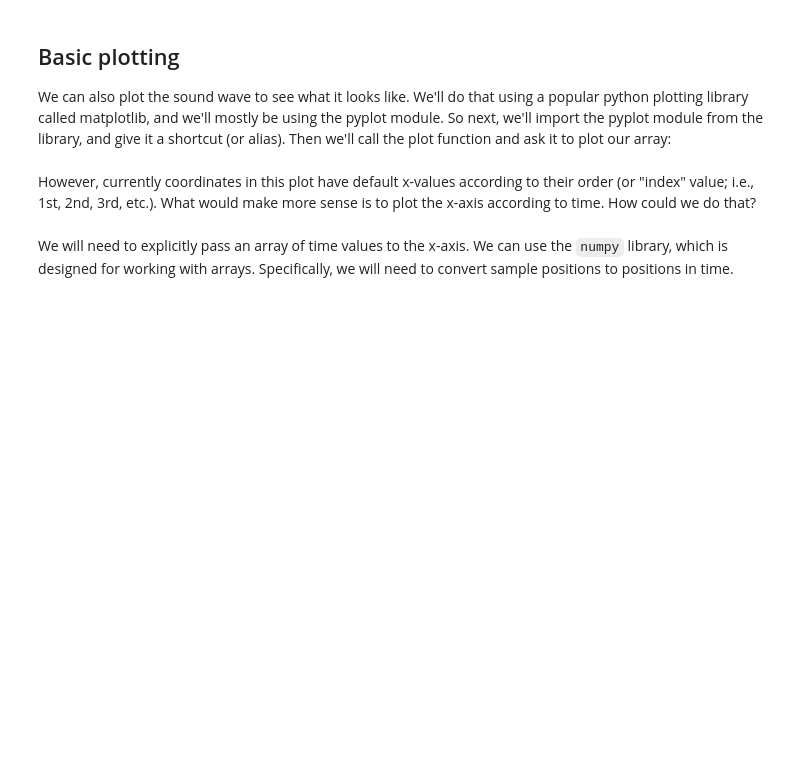
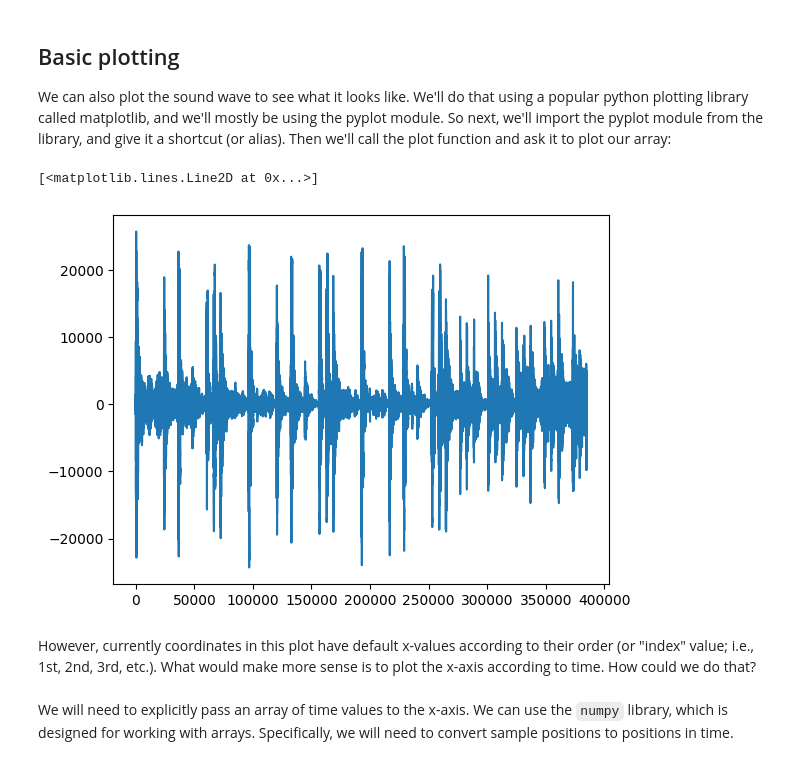
Before and after one commit to MrSesameSeed/AudioTechII, a Jupyter notebook: Lectures-Blank/Lesson02a_IntroNumpySound.ipynb, the cells around one changed output. Cells and saved outputs as stored; diff of their text form; code cells hidden in the pictures; blank space fills up the shorter version.

```diff
--- a/Lectures-Blank/Lesson02a_IntroNumpySound.ipynb
+++ b/Lectures-Blank/Lesson02a_IntroNumpySound.ipynb
@@ -66,3 +83,8 @@ We can also plot the sound wave to see what it looks like. We'll do that using a
+# %%
+plt.plot(x)
+# %% [output]
+[<matplotlib.lines.Line2D at 0x...>]
+[figure, added]
 # %% [markdown]
 However, currently coordinates in this plot have default x-values according to their order (or "index" value; i.e., 1st, 2nd, 3rd, etc.). What would make more sense is to plot the x-axis according to time. How could we do that?
 # %% [markdown]
```
Also changed, not shown: parts of 11 cells of this notebook.
